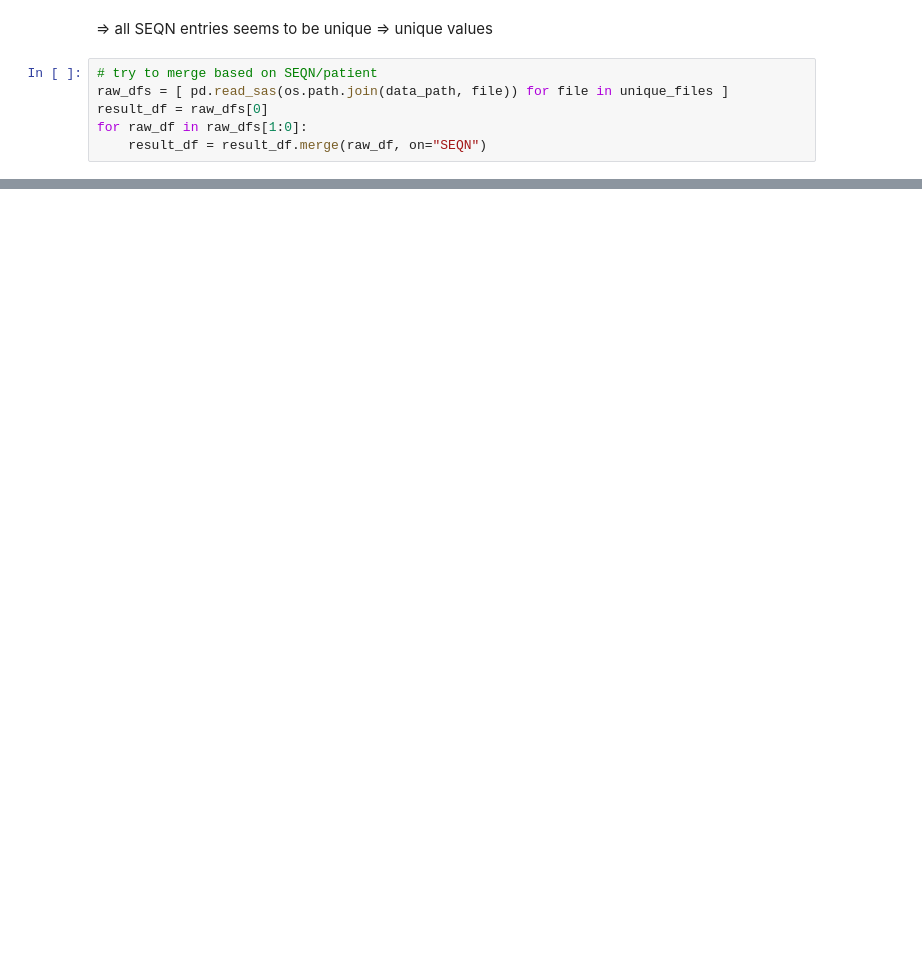
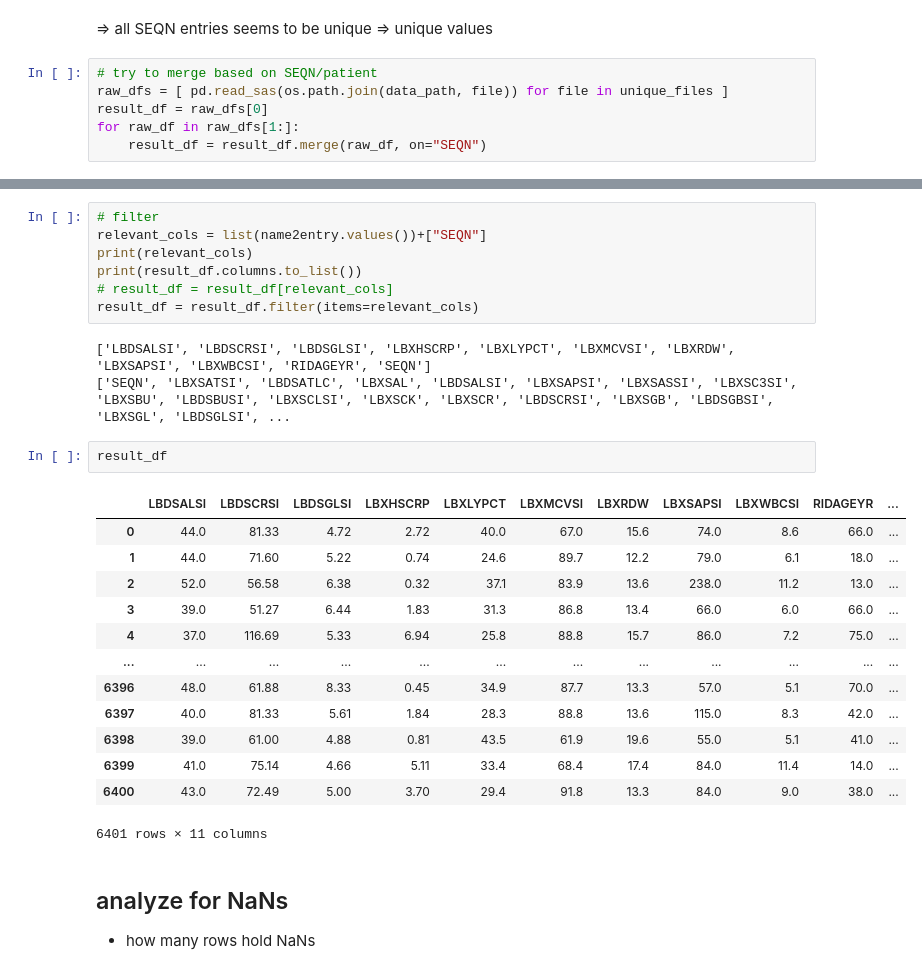
Before and after one commit to conradorg/biological-age-regression, a Jupyter notebook: data-exploration/nhanes.ipynb, the cells around one changed output, grey strips where cells are left out. Drawn from its saved outputs; the diff is of its cells as text; blank space fills up the shorter version.

```diff
--- a/data-exploration/nhanes.ipynb
+++ b/data-exploration/nhanes.ipynb
@@ -125,5 +132,5 @@ counts > 1 =Series([], Name: count, dtype: int64)
 # try to merge based on SEQN/patient
 raw_dfs = [ pd.read_sas(os.path.join(data_path, file)) for file in unique_files ]
 result_df = raw_dfs[0]
-for raw_df in raw_dfs[1:0]:
+for raw_df in raw_dfs[1:]:
     result_df = result_df.merge(raw_df, on="SEQN")
@@ -145,0 +172,29 @@ result_df
+# %%
+# filter
+relevant_cols = list(name2entry.values())+["SEQN"]
+print(relevant_cols)
+print(result_df.columns.to_list())
+# result_df = result_df[relevant_cols]
+result_df = result_df.filter(items=relevant_cols)
+# %% [output]
+['LBDSALSI', 'LBDSCRSI', 'LBDSGLSI', 'LBXHSCRP', 'LBXLYPCT', 'LBXMCVSI', 'LBXRDW', 'LBXSAPSI', 'LBXWBCSI', 'RIDAGEYR', 'SEQN']
+['SEQN', 'LBXSATSI', 'LBDSATLC', 'LBXSAL', 'LBDSALSI', 'LBXSAPSI', 'LBXSASSI', 'LBXSC3SI', 'LBXSBU', 'LBDSBUSI', 'LBXSCLSI', 'LBXSCK', 'LBXSCR', 'LBDSCRSI', 'LBXSGB', 'LBDSGBSI', 'LBXSGL', 'LBDSGLSI', ...
+# %%
+result_df
+# %% [output]
+|  | LBDSALSI | LBDSCRSI | LBDSGLSI | LBXHSCRP | LBXLYPCT | LBXMCVSI | LBXRDW | LBXSAPSI | LBXWBCSI | RIDAGEYR | ... |
+| 0 | 44.0 | 81.33 | 4.72 | 2.72 | 40.0 | 67.0 | 15.6 | 74.0 | 8.6 | 66.0 | ... |
+| 1 | 44.0 | 71.60 | 5.22 | 0.74 | 24.6 | 89.7 | 12.2 | 79.0 | 6.1 | 18.0 | ... |
+| 2 | 52.0 | 56.58 | 6.38 | 0.32 | 37.1 | 83.9 | 13.6 | 238.0 | 11.2 | 13.0 | ... |
+| 3 | 39.0 | 51.27 | 6.44 | 1.83 | 31.3 | 86.8 | 13.4 | 66.0 | 6.0 | 66.0 | ... |
+| 4 | 37.0 | 116.69 | 5.33 | 6.94 | 25.8 | 88.8 | 15.7 | 86.0 | 7.2 | 75.0 | ... |
+| ... | ... | ... | ... | ... | ... | ... | ... | ... | ... | ... | ... |
+| 6396 | 48.0 | 61.88 | 8.33 | 0.45 | 34.9 | 87.7 | 13.3 | 57.0 | 5.1 | 70.0 | ... |
+| 6397 | 40.0 | 81.33 | 5.61 | 1.84 | 28.3 | 88.8 | 13.6 | 115.0 | 8.3 | 42.0 | ... |
+| 6398 | 39.0 | 61.00 | 4.88 | 0.81 | 43.5 | 61.9 | 19.6 | 55.0 | 5.1 | 41.0 | ... |
+| 6399 | 41.0 | 75.14 | 4.66 | 5.11 | 33.4 | 68.4 | 17.4 | 84.0 | 11.4 | 14.0 | ... |
+| 6400 | 43.0 | 72.49 | 5.00 | 3.70 | 29.4 | 91.8 | 13.3 | 84.0 | 9.0 | 38.0 | ... |
+6401 rows × 11 columns
+# %% [markdown]
+## analyze for NaNs
+- how many rows hold NaNs
```
Also changed, not shown: parts of 31 cells of this notebook, 1 other file.
